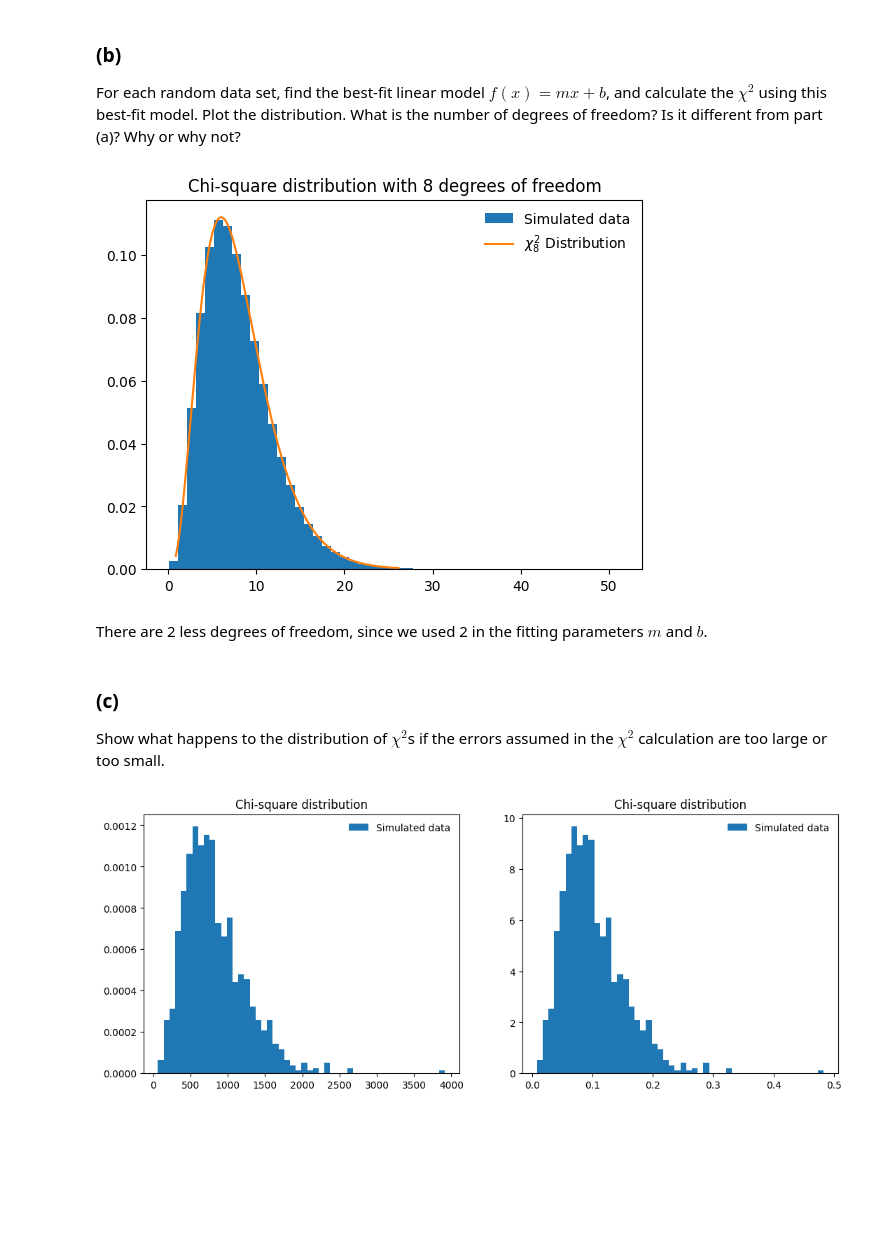
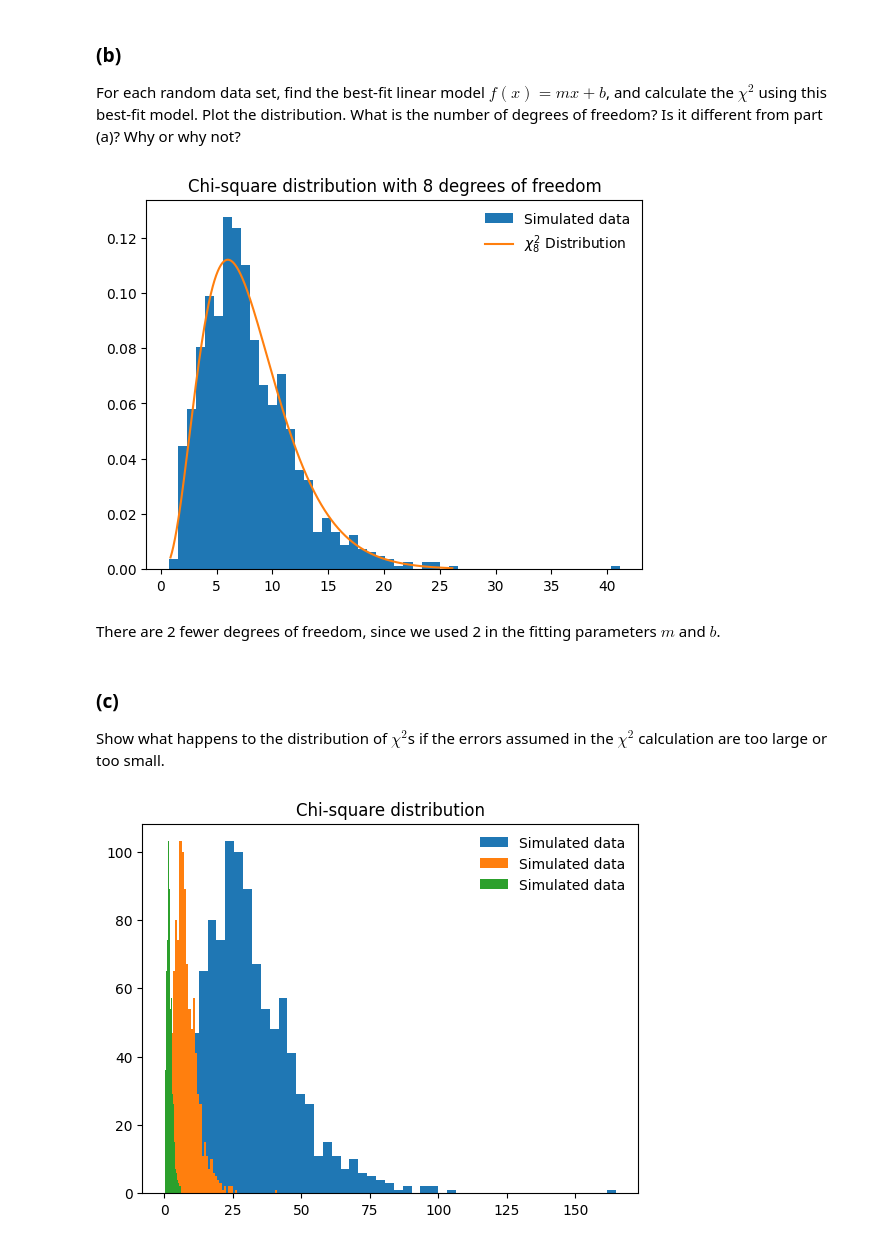
Before and after one commit to Andrew-Schwartz/PHYS403, a Jupyter notebook: hw/HW2_Andrew_Schwartz.ipynb, the cells around one changed output. Saved outputs shown, nothing was run; the diff lists cells and outputs as text; code cells hidden in the pictures; blank space fills up the shorter version.

```diff
--- a/hw/HW2_Andrew_Schwartz.ipynb
+++ b/hw/HW2_Andrew_Schwartz.ipynb
@@ -194,7 +190,7 @@ rng = np.random.default_rng()
 iterify = lambda it: it if isinstance(it, Iterable) else [it]
 # %%
 n_points = 10
-n = 10_000_000
+n = 1000
 σ = 0.1
 
 # 0.1 to 1 in increments of 0.1
@@ -214,17 +210,16 @@ def plot_chi2(dof, ax=None):
     ax = ax if ax is not None else plt
     ax.plot(x, chi2.pdf(x, dof), label=f"$\chi^2_{{{dof}}}$ Distribution")
 # %%
-def plot_chi2_fit(fx, σ=σ, dof=n_points):
+def plot_chi2_fit(fx, σ=σ, dof=n_points, density=True):
     σ = iterify(σ)
 
     # calculate chi² fit with the given f(x) array
     chi2_fit = [np.sum(((y - fx) / σ) ** 2, axis=1) for σ in σ]
 
     # ploty plot plot plot :)
-    fig, ax = plt.subplots(ncols=len(σ), figsize=(6.4 * len(σ), 4.8))
-    axs = iterify(ax)
-    for ax, chi2_fit in zip(axs, chi2_fit):
-        ax.hist(chi2_fit, bins=50, density=True, label="Simulated data")
+    fig, ax = plt.subplots()
+    for chi2_fit in chi2_fit:
+        ax.hist(chi2_fit, bins=50, label="Simulated data", density=density)
         if dof is not None:
             plot_chi2(dof, ax=ax)
         ax.legend(loc='best', frameon=False)
@@ -233,6 +228,7 @@ def plot_chi2_fit(fx, σ=σ, dof=n_points):
             if dof is not None
             else "Chi-square distribution"
         )
+
     plt.show()
 # %%
 # plot with f(x)=x
@@ -253,15 +249,15 @@ f = np.outer(m, x) + np.outer(b, np.ones(n_points))
 # plot with f(x) = mx+b
 plot_chi2_fit(f, dof=8)
 # %% [output]
-[figure, old version]
+[figure, new version]
 # %% [markdown]
-There are 2 less degrees of freedom, since we used 2 in the fitting parameters $m$ and $b$.
+There are 2 fewer degrees of freedom, since we used 2 in the fitting parameters $m$ and $b$.
 # %% [markdown]
 ### (c)
 
 Show what happens to the distribution of $\chi^2$s if the errors assumed in the $\chi^2$ calculation are too large or too small.
 # %%
 # with f(x)=mx+b, and a tiny & huge error
-plot_chi2_fit(f, [0.01, 0.9], dof=None)
+plot_chi2_fit(f, [0.05, 0.1, 0.2], dof=None, density=False)
 # %% [output]
-[figure, old version]
+[figure, new version]
```
Also changed, not shown: parts of 3 cells of this notebook, 1 other file.
